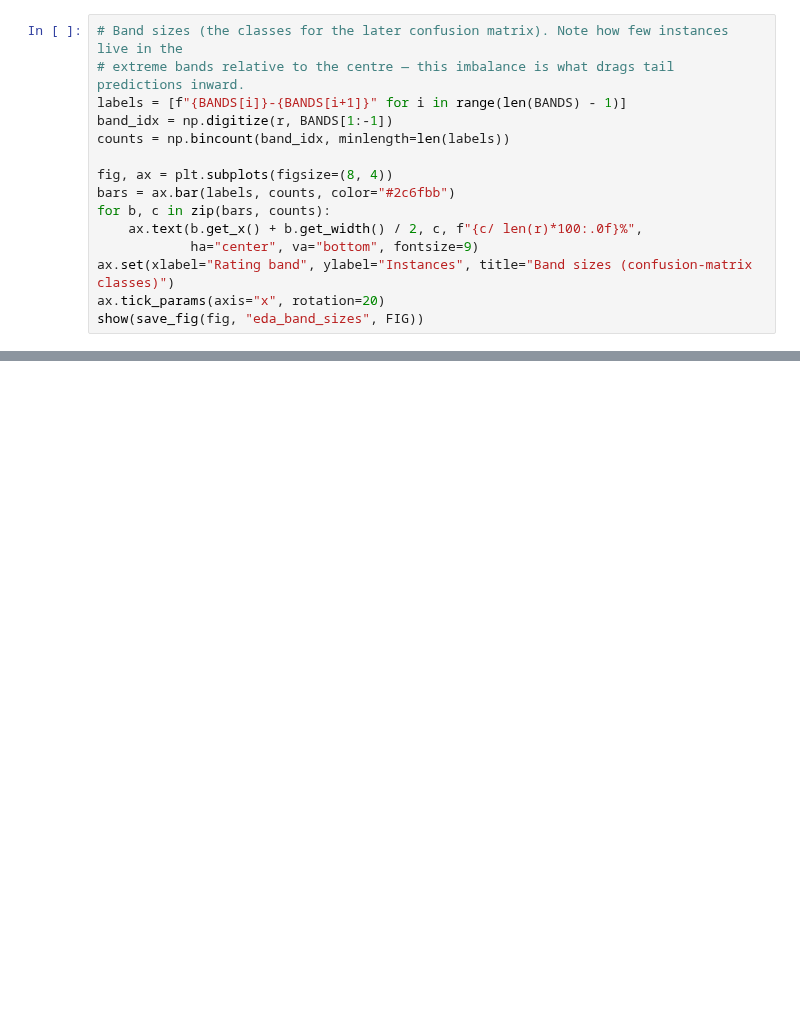
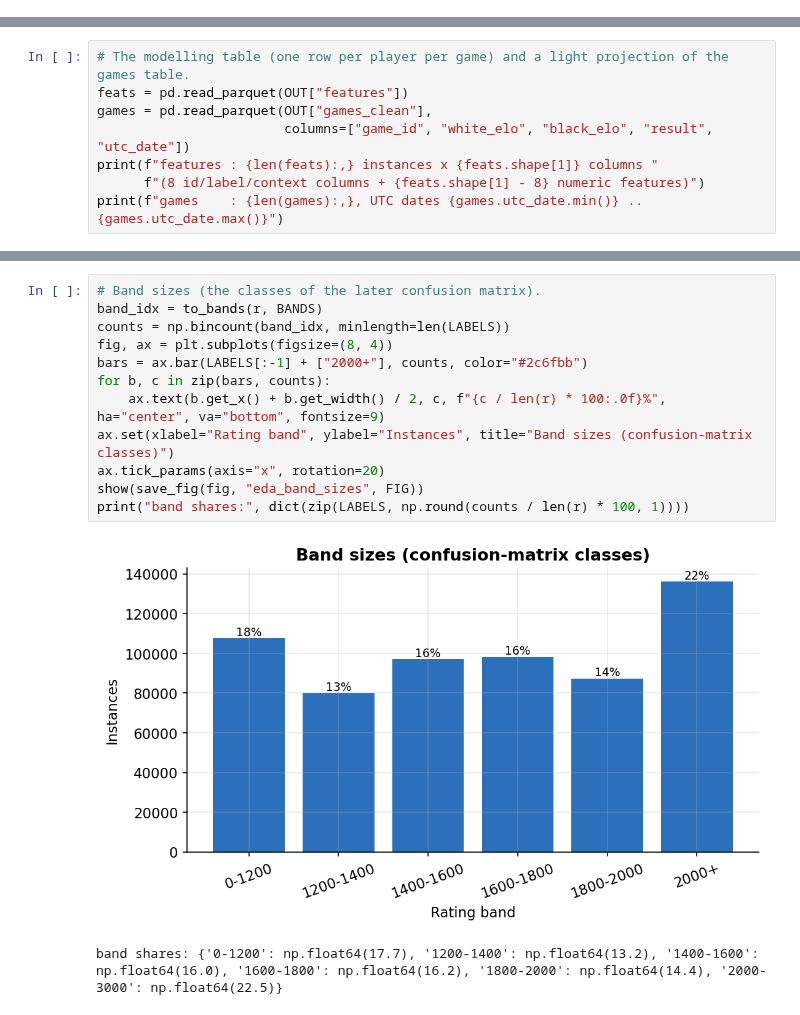
Before and after one commit to barakpe/chess-rating, a Jupyter notebook: notebooks/01_data_and_eda.ipynb, the cells around one changed output, grey strips where cells are left out. Saved outputs shown, nothing was run; the diff lists cells and outputs as text; blank space fills up the shorter version.

```diff
--- a/notebooks/01_data_and_eda.ipynb
+++ b/notebooks/01_data_and_eda.ipynb
@@ -142,15 +0,0 @@ show(save_fig(fig, "eda_rating_distribution", FIG))
-# %%
-# Band sizes (the classes for the later confusion matrix). Note how few instances live in the
-# extreme bands relative to the centre — this imbalance is what drags tail predictions inward.
-labels = [f"{BANDS[i]}-{BANDS[i+1]}" for i in range(len(BANDS) - 1)]
-band_idx = np.digitize(r, BANDS[1:-1])
-counts = np.bincount(band_idx, minlength=len(labels))
-
-fig, ax = plt.subplots(figsize=(8, 4))
-bars = ax.bar(labels, counts, color="#2c6fbb")
-for b, c in zip(bars, counts):
-    ax.text(b.get_x() + b.get_width() / 2, c, f"{c/ len(r)*100:.0f}%",
-            ha="center", va="bottom", fontsize=9)
-ax.set(xlabel="Rating band", ylabel="Instances", title="Band sizes (confusion-matrix classes)")
-ax.tick_params(axis="x", rotation=20)
-show(save_fig(fig, "eda_band_sizes", FIG))
@@ -430,0 +124,8 @@ information rather than as a zero.
+# %%
+# The modelling table (one row per player per game) and a light projection of the games table.
+feats = pd.read_parquet(OUT["features"])
+games = pd.read_parquet(OUT["games_clean"],
+                        columns=["game_id", "white_elo", "black_elo", "result", "utc_date"])
+print(f"features : {len(feats):,} instances x {feats.shape[1]} columns "
+      f"(8 id/label/context columns + {feats.shape[1] - 8} numeric features)")
+print(f"games    : {len(games):,}, UTC dates {games.utc_date.min()} .. {games.utc_date.max()}")
@@ -430,0 +174,15 @@ information rather than as a zero.
+# %%
+# Band sizes (the classes of the later confusion matrix).
+band_idx = to_bands(r, BANDS)
+counts = np.bincount(band_idx, minlength=len(LABELS))
+fig, ax = plt.subplots(figsize=(8, 4))
+bars = ax.bar(LABELS[:-1] + ["2000+"], counts, color="#2c6fbb")
+for b, c in zip(bars, counts):
+    ax.text(b.get_x() + b.get_width() / 2, c, f"{c / len(r) * 100:.0f}%", ha="center", va="bottom", fontsize=9)
+ax.set(xlabel="Rating band", ylabel="Instances", title="Band sizes (confusion-matrix classes)")
+ax.tick_params(axis="x", rotation=20)
+show(save_fig(fig, "eda_band_sizes", FIG))
+print("band shares:", dict(zip(LABELS, np.round(counts / len(r) * 100, 1))))
+# %% [output]
+[figure, added]
+band shares: {'0-1200': np.float64(17.7), '1200-1400': np.float64(13.2), '1400-1600': np.float64(16.0), '1600-1800': np.float64(16.2), '1800-2000': np.float64(14.4), '2000-3000': np.float64(22.5)}
```
Also changed, not shown: parts of 65 cells of this notebook, 38 other files.
